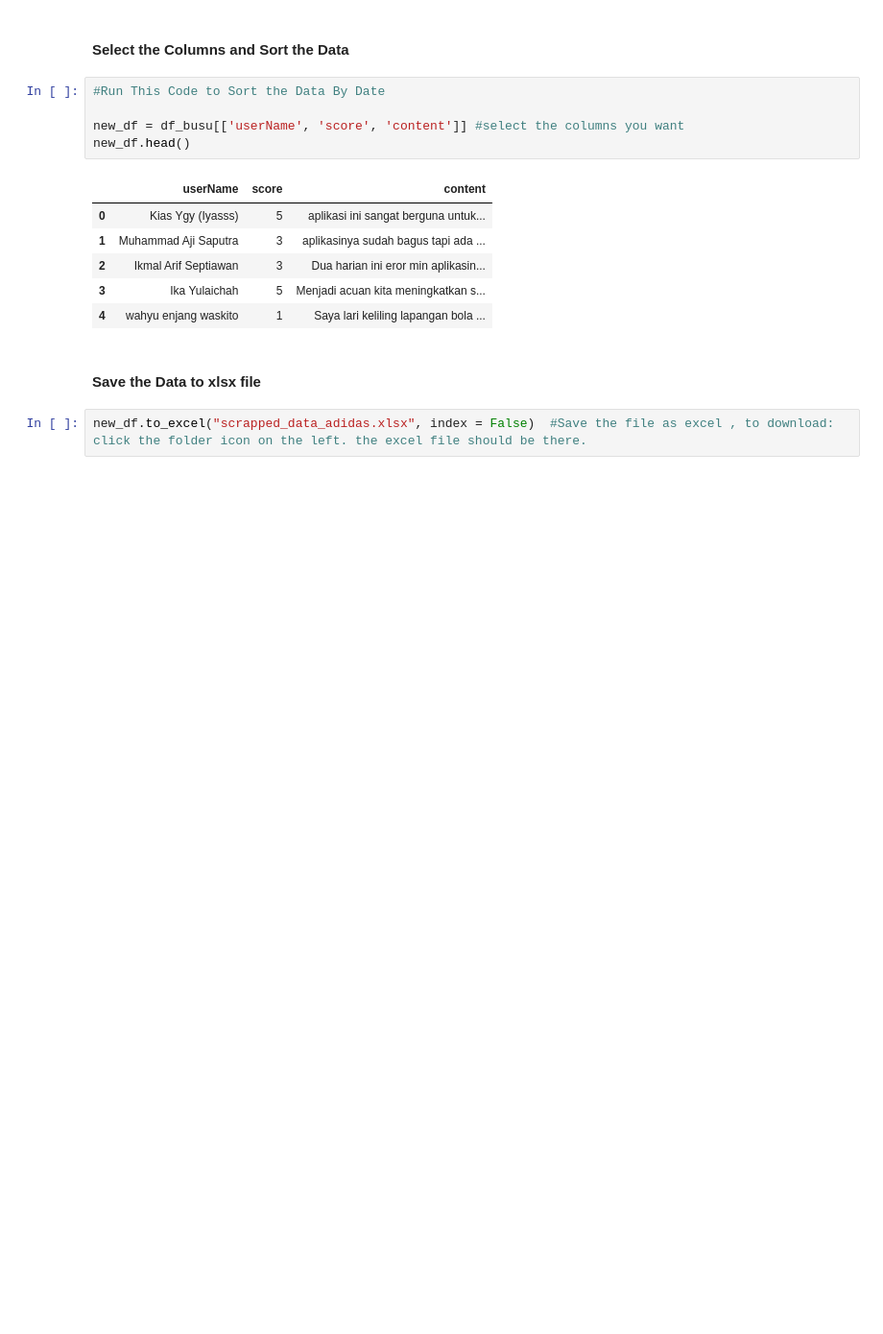
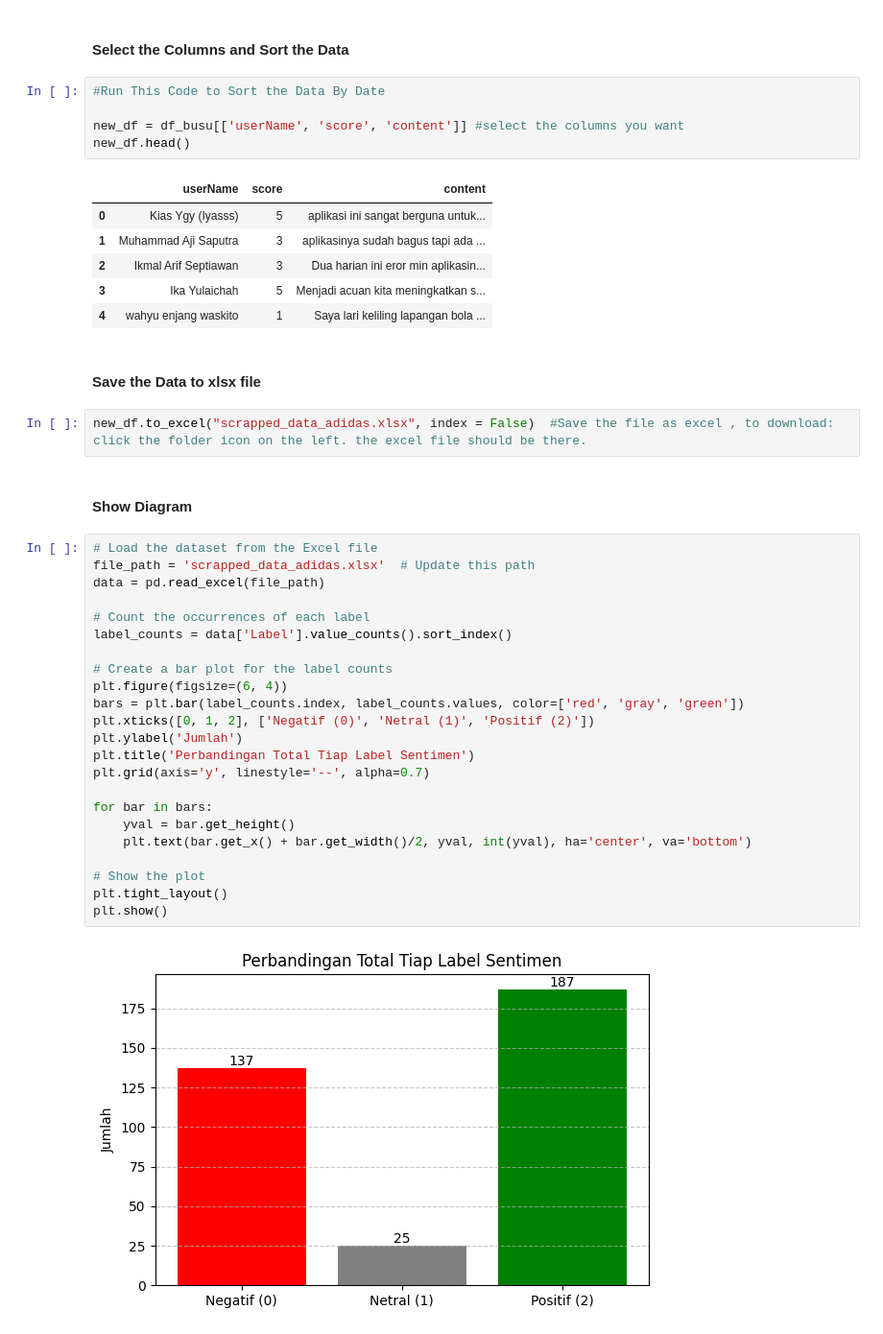
Before and after one commit to RifqiMuafa20/Sentiment-Analysis-of-Running-Apps-Using-TF-IDF-and-SVM, a Jupyter notebook: scrapAdidasRun.ipynb, the cells around one changed output. Shown at 96% size. Drawn from its saved outputs; the diff is of its cells as text; blank space fills up the shorter version.

```diff
--- a/scrapAdidasRun.ipynb
+++ b/scrapAdidasRun.ipynb
@@ -59,3 +60,30 @@ new_df.head()
 #### Save the Data to xlsx file
 # %%
 new_df.to_excel("scrapped_data_adidas.xlsx", index = False)  #Save the file as excel , to download: click the folder icon on the left. the excel file should be there.
+# %% [markdown]
+#### Show Diagram
+# %%
+# Load the dataset from the Excel file
+file_path = 'scrapped_data_adidas.xlsx'  # Update this path
+data = pd.read_excel(file_path)
+
+# Count the occurrences of each label
+label_counts = data['Label'].value_counts().sort_index()
+
+# Create a bar plot for the label counts
+plt.figure(figsize=(6, 4))
+bars = plt.bar(label_counts.index, label_counts.values, color=['red', 'gray', 'green'])
+plt.xticks([0, 1, 2], ['Negatif (0)', 'Netral (1)', 'Positif (2)'])
+plt.ylabel('Jumlah')
+plt.title('Perbandingan Total Tiap Label Sentimen')
+plt.grid(axis='y', linestyle='--', alpha=0.7)
+
+for bar in bars:
+    yval = bar.get_height()
+    plt.text(bar.get_x() + bar.get_width()/2, yval, int(yval), ha='center', va='bottom')
+
+# Show the plot
+plt.tight_layout()
+plt.show()
+# %% [output]
+[figure, added]
```
Also changed, not shown: parts of 1 cell of this notebook, 28 other files.
